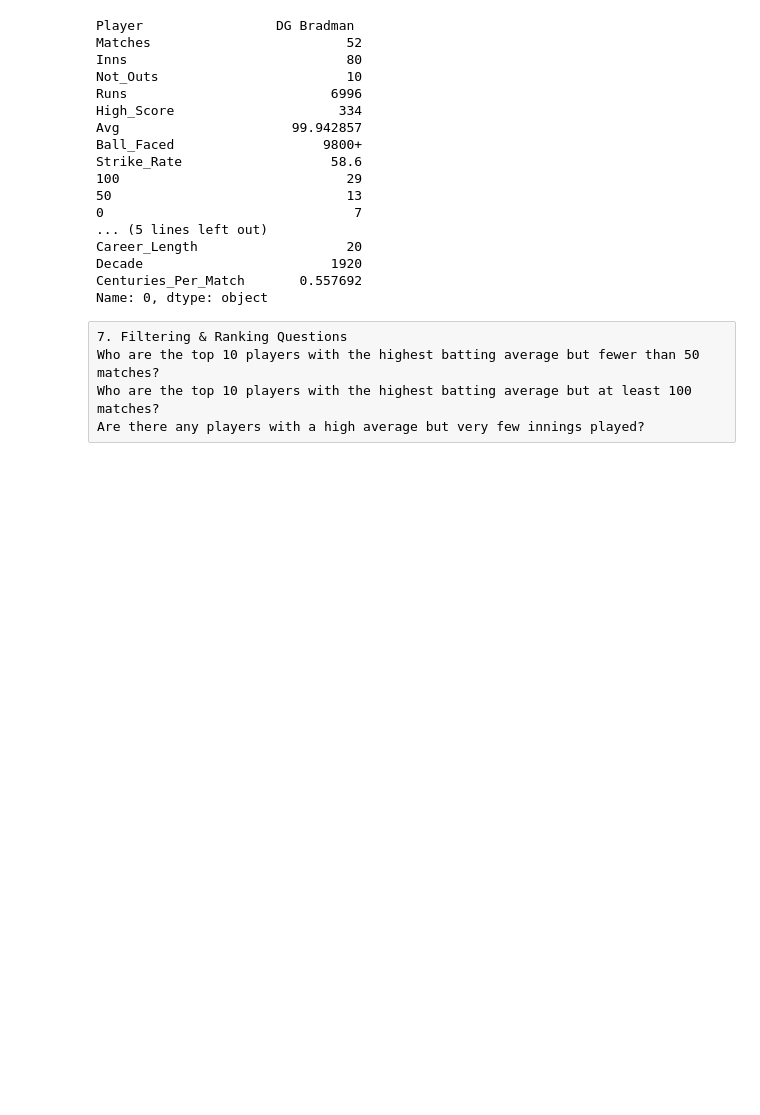
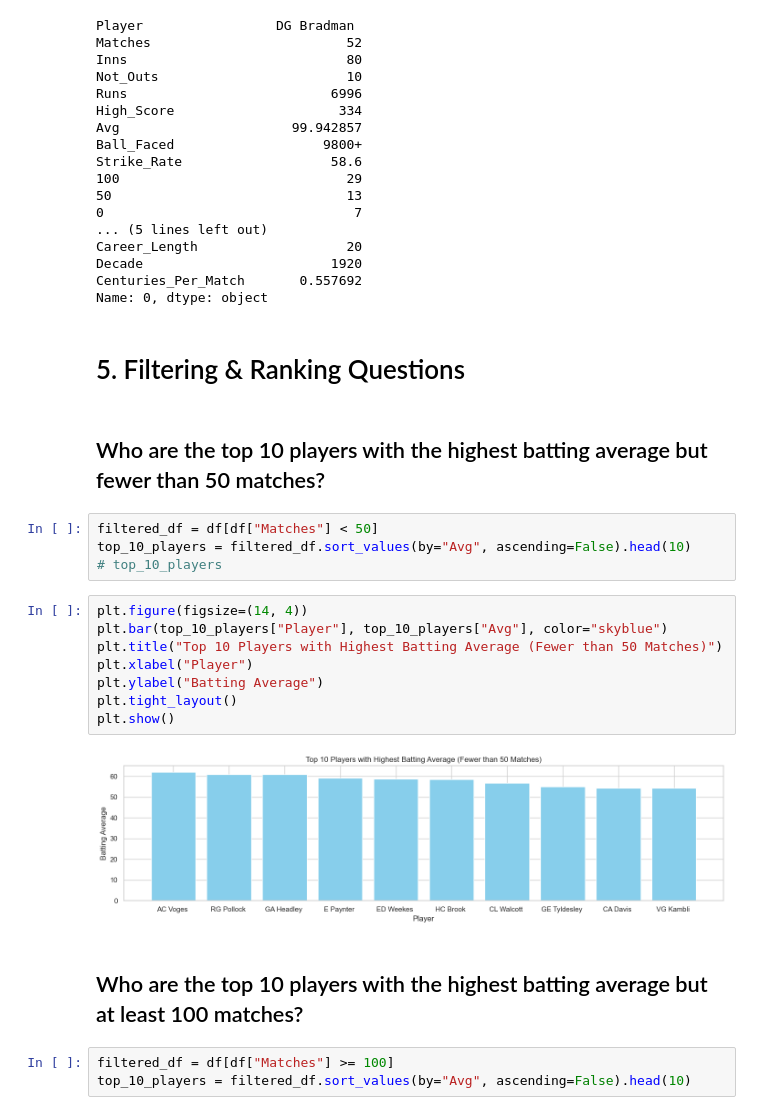
Before and after one commit to heyabhinav/DatasetCleaning, a Jupyter notebook: DataAnalysisAndVisualization_.ipynb, the cells around one changed output. Saved outputs shown, nothing was run; the diff lists cells and outputs as text; blank space fills up the shorter version.

Commit message:
Analyzed Filtering & Ranking Questions

```diff
--- a/DataAnalysisAndVisualization_.ipynb
+++ b/DataAnalysisAndVisualization_.ipynb
@@ -362,8 +362,26 @@ Career_Length                   20
 Decade                        1920
 Centuries_Per_Match       0.557692
 Name: 0, dtype: object
-# %% [raw]
-7. Filtering & Ranking Questions
-Who are the top 10 players with the highest batting average but fewer than 50 matches?
-Who are the top 10 players with the highest batting average but at least 100 matches?
-Are there any players with a high average but very few innings played?
+# %% [markdown]
+# 5. Filtering & Ranking Questions
+# %% [markdown]
+## Who are the top 10 players with the highest batting average but fewer than 50 matches?
+# %%
+filtered_df = df[df["Matches"] < 50]
+top_10_players = filtered_df.sort_values(by="Avg", ascending=False).head(10)
+# top_10_players
+# %%
+plt.figure(figsize=(14, 4))
+plt.bar(top_10_players["Player"], top_10_players["Avg"], color="skyblue")
+plt.title("Top 10 Players with Highest Batting Average (Fewer than 50 Matches)")
+plt.xlabel("Player")
+plt.ylabel("Batting Average")
+plt.tight_layout()
+plt.show()
+# %% [output]
+[figure, added]
+# %% [markdown]
+## Who are the top 10 players with the highest batting average but at least 100 matches?
+# %%
+filtered_df = df[df["Matches"] >= 100]
+top_10_players = filtered_df.sort_values(by="Avg", ascending=False).head(10)
```
Also changed, not shown: parts of 4 cells of this notebook.
